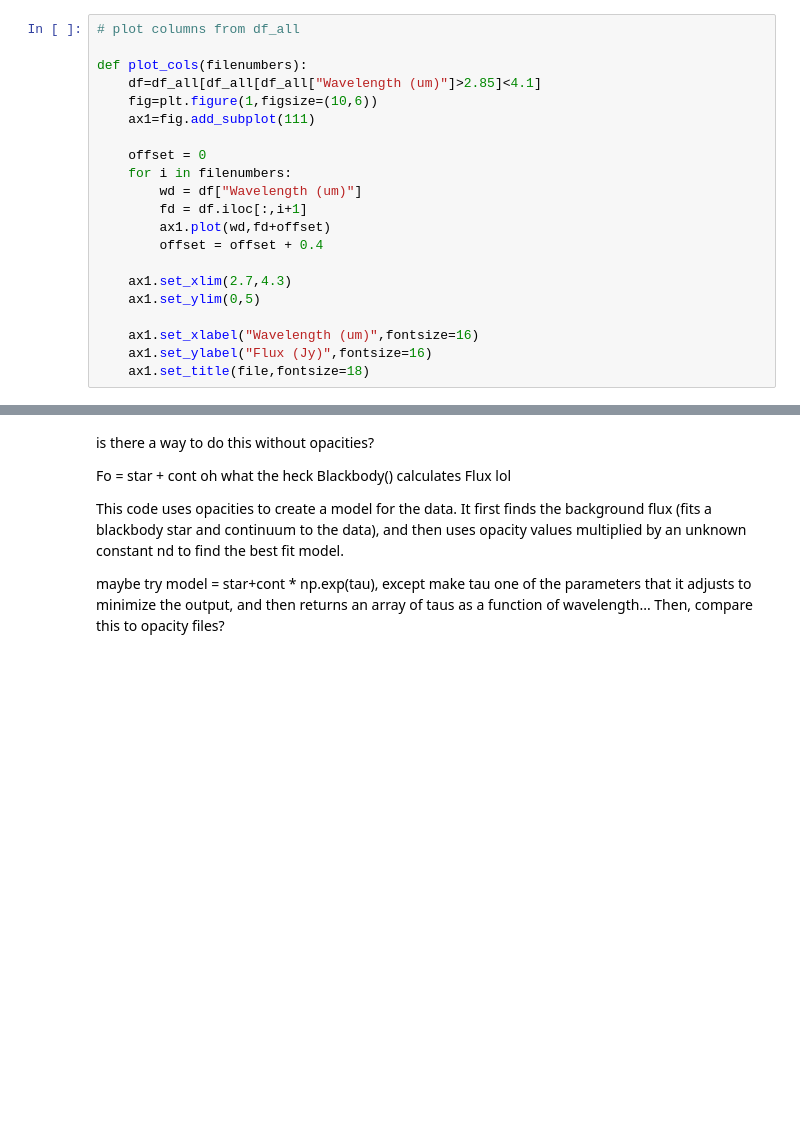
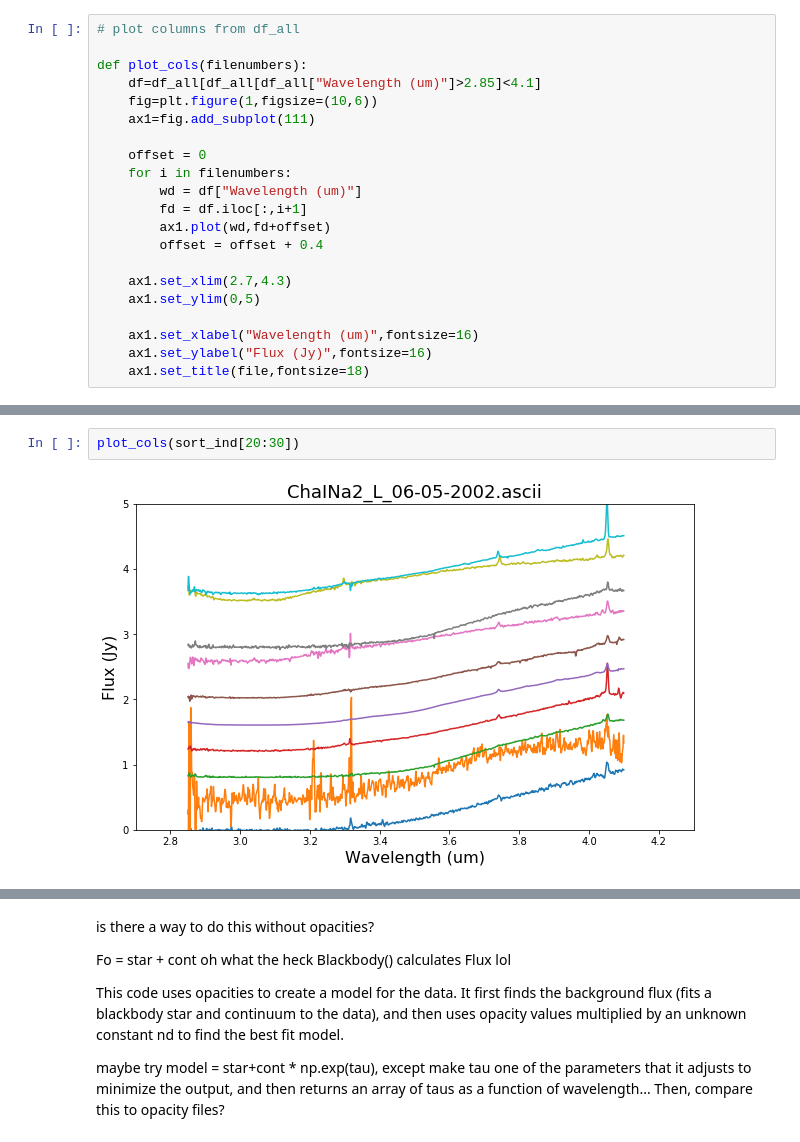
Before and after one commit to claraross1/ross_thesis, a Jupyter notebook: L_spectra/VLT-ISAAC work.ipynb, the cells around one changed output, grey strips where cells are left out. Saved outputs shown, nothing was run; the diff lists cells and outputs as text; blank space fills up the shorter version.

```diff
--- a/L_spectra/VLT-ISAAC workspace.ipynb
+++ b/L_spectra/VLT-ISAAC work.ipynb
@@ -680,3 +694,7 @@ sorted_names = np.array(file_names)[sort_ind] #sort file_names
+# %%
+plot_cols(sort_ind[20:30])
+# %% [output]
+[figure, added]
 # %%
 plot_cols(sort_ind[30:40])
 # %% [output]
```
Also changed, not shown: parts of 11 cells of this notebook, 1 other file.
